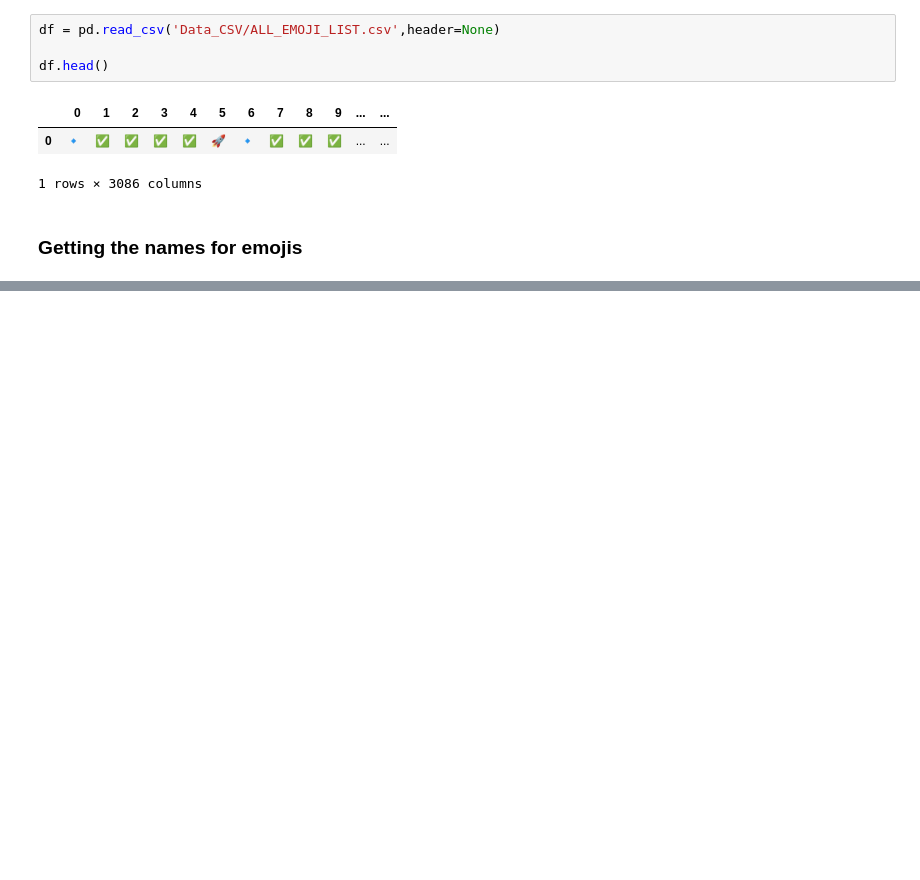
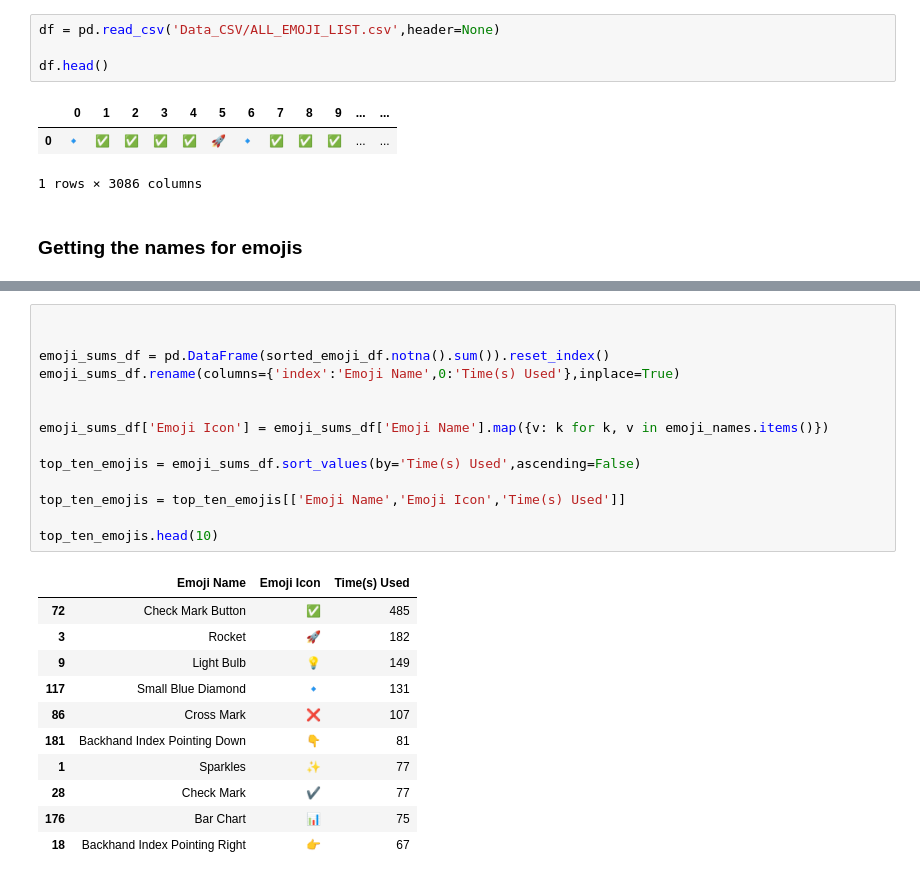
Before and after one commit to AWDameron/DA_Capstone, a Jupyter notebook: main.ipynb, the cells around one changed output, grey strips where cells are left out. Drawn from its saved outputs; the diff is of its cells as text; blank space fills up the shorter version.

```diff
--- a/main.ipynb
+++ b/main.ipynb
@@ -120 +126,27 @@ sorted_emoji_df.head()
 5 rows × 222 columns
+# %%
+
+
+emoji_sums_df = pd.DataFrame(sorted_emoji_df.notna().sum()).reset_index()
+emoji_sums_df.rename(columns={'index':'Emoji Name',0:'Time(s) Used'},inplace=True)
+
+
+emoji_sums_df['Emoji Icon'] = emoji_sums_df['Emoji Name'].map({v: k for k, v in emoji_names.items()})
+
+top_ten_emojis = emoji_sums_df.sort_values(by='Time(s) Used',ascending=False)
+
+top_ten_emojis = top_ten_emojis[['Emoji Name','Emoji Icon','Time(s) Used']]
+
+top_ten_emojis.head(10)
+# %% [output]
+|  | Emoji Name | Emoji Icon | Time(s) Used |
+| 72 | Check Mark Button | ✅ | 485 |
+| 3 | Rocket | 🚀 | 182 |
+| 9 | Light Bulb | 💡 | 149 |
+| 117 | Small Blue Diamond | 🔹 | 131 |
+| 86 | Cross Mark | ❌ | 107 |
+| 181 | Backhand Index Pointing Down | 👇 | 81 |
+| 1 | Sparkles | ✨ | 77 |
+| 28 | Check Mark | ✔ | 77 |
+| 176 | Bar Chart | 📊 | 75 |
+| 18 | Backhand Index Pointing Right | 👉 | 67 |
```
Also changed, not shown: parts of 8 cells of this notebook, 9 other files.
